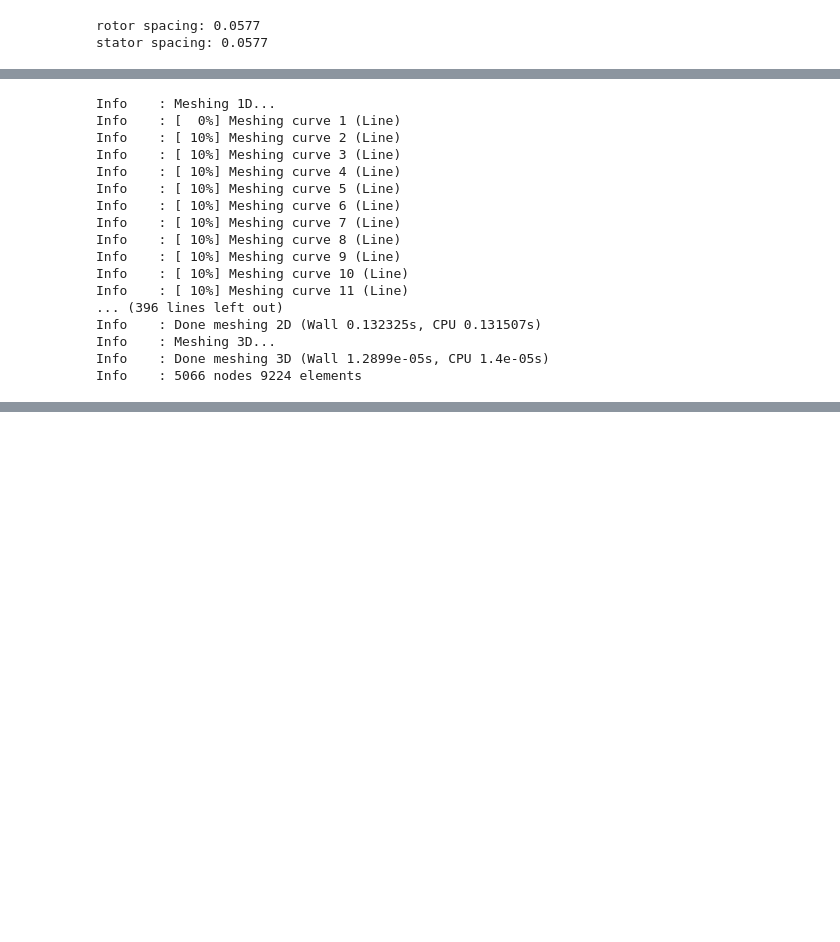
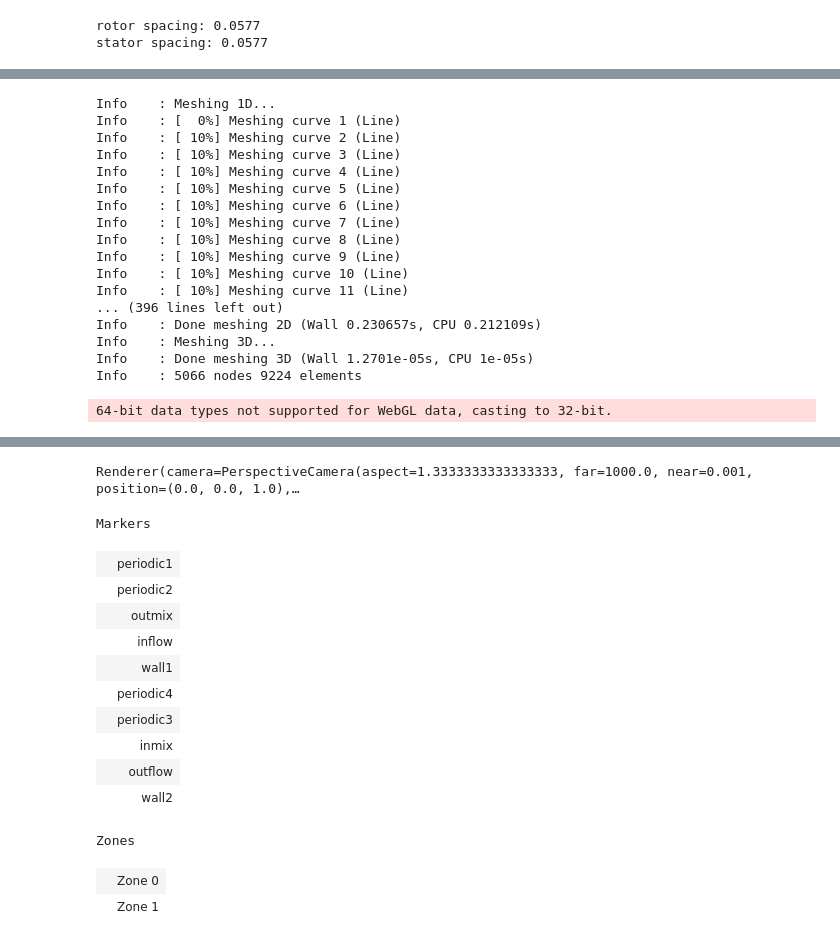
Before and after one commit to OpenOrion/parafoil, a Jupyter notebook: examples/axial_stage.ipynb, the cells around one changed output, grey strips where cells are left out. Cells and saved outputs as stored; diff of their text form; code cells hidden in the pictures; blank space fills up the shorter version.

Commit message:
Updated to ezmesh v2

```diff
--- a/examples/axial_stage.ipynb
+++ b/examples/axial_stage.ipynb
@@ -5,6 +5,7 @@
 import numpy as np
 from parafoil import Airfoil, Passage
 from ezmesh.exporters import export_to_su2
+from ezmesh import visualize_mesh
 
 rotor_airfoil = Airfoil(
     inlet_angle=np.radians(40.0),
@@ -34,6 +35,7 @@ rotor_passage = Passage(
     leading_edge_gap=0.15,
     trailing_edge_gap=0.01,
     num_blades=1,
+    # outline_type="line"
 )
 
 stator_passage = Passage(
@@ -43,6 +45,7 @@ stator_passage = Passage(
     trailing_edge_gap=0.15,
     num_blades=1,
     offset=np.array([np.max(rotor_passage.coords[:, 0]), 0]),
+    # outline_type="line"
 )
 
 print(f"rotor spacing: {rotor_passage.spacing}")
@@ -67,7 +70,8 @@ stator_passage_mesh = stator_passage.generate_mesh(
     outlet_label="outflow",
 )
 
-export_to_su2([rotor_passage_mesh, stator_passage_mesh], "axial_stage.su2")
+# export_to_su2([rotor_passage_mesh, stator_passage_mesh], "axial_stage.su2")
+visualize_mesh([rotor_passage_mesh, stator_passage_mesh])
 # %% [output]
 rotor spacing: 0.0577
 stator spacing: 0.0577
@@ -86,7 +91,8 @@ Info    : [ 10%] Meshing curve 9 (Line)
 Info    : [ 10%] Meshing curve 10 (Line)
 Info    : [ 10%] Meshing curve 11 (Line)
 ... (396 lines left out)
-Info    : Done meshing 2D (Wall 0.132325s, CPU 0.131507s)
+Info    : Done meshing 2D (Wall 0.230657s, CPU 0.212109s)
 Info    : Meshing 3D...
-Info    : Done meshing 3D (Wall 1.2899e-05s, CPU 1.4e-05s)
+Info    : Done meshing 3D (Wall 1.2701e-05s, CPU 1e-05s)
 Info    : 5066 nodes 9224 elements
+64-bit data types not supported for WebGL data, casting to 32-bit.
@@ -92,0 +100,15 @@ Info    : 5066 nodes 9224 elements
+Renderer(camera=PerspectiveCamera(aspect=1.3333333333333333, far=1000.0, near=0.001, position=(0.0, 0.0, 1.0),…
+Markers
+|  | periodic1 |
+|  | periodic2 |
+|  | outmix |
+|  | inflow |
+|  | wall1 |
+|  | periodic4 |
+|  | periodic3 |
+|  | inmix |
+|  | outflow |
+|  | wall2 |
+Zones
+|  | Zone 0 |
+|  | Zone 1 |
```
Also changed, not shown: parts of 2 cells of this notebook, 1 other file.
